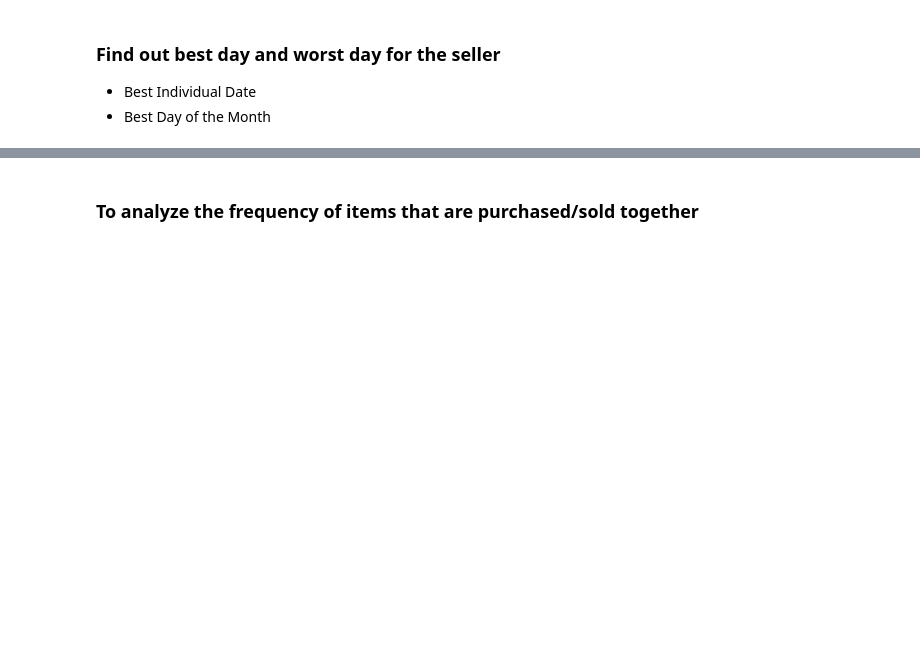
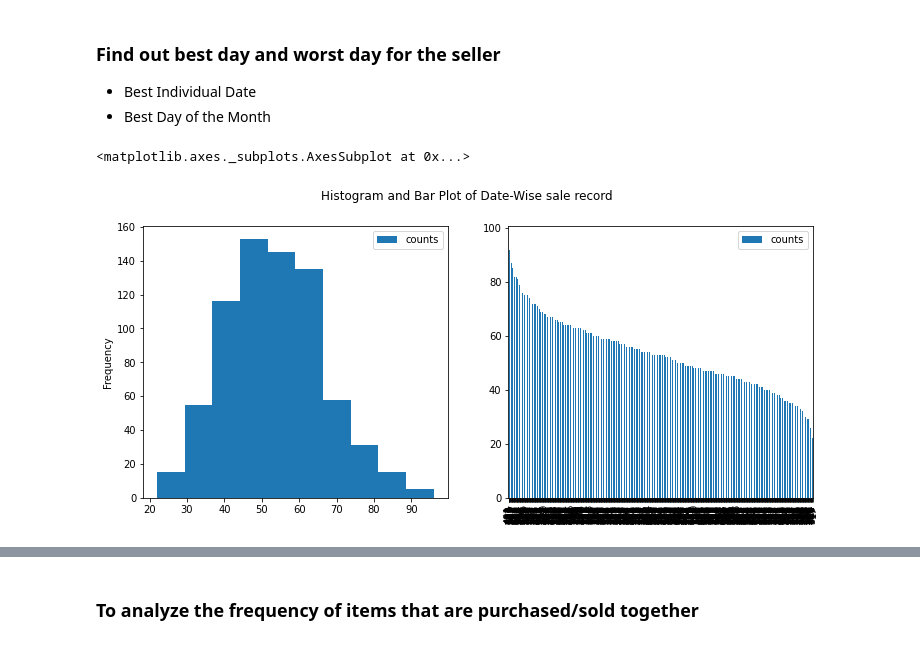
Before and after one commit to ayushxx7/pandas-course-project, a Jupyter notebook: Market_Association_Grocery_Dataset.ipynb, the cells around one changed output, grey strips where cells are left out. Saved outputs shown, nothing was run; the diff lists cells and outputs as text; code cells hidden in the pictures; blank space fills up the shorter version.

Commit message:
best date

```diff
--- a/Market_Association_Grocery_Dataset.ipynb
+++ b/Market_Association_Grocery_Dataset.ipynb
@@ -242,3 +242,13 @@ Among the most loyal people, we found that Customer Number: 2665, made the most
 ### Find out best day and worst day for the seller
 - Best Individual Date
 - Best Day of the Month
+# %%
+date_df = df.groupby(['Date']).size().reset_index(name='counts').sort_values(by=['counts'], ascending=False)
+# %%
+fig,(ax1,ax2)=plt.subplots(1,2, figsize=(12,5))
+plt.suptitle('Histogram and Bar Plot of Date-Wise sale record')
+date_df.plot(kind='hist', ax=ax1)
+date_df.plot(kind='bar', ax=ax2)
+# %% [output]
+<matplotlib.axes._subplots.AxesSubplot at 0x...>
+[figure, added]
```
Also changed, not shown: parts of 2 cells of this notebook.
